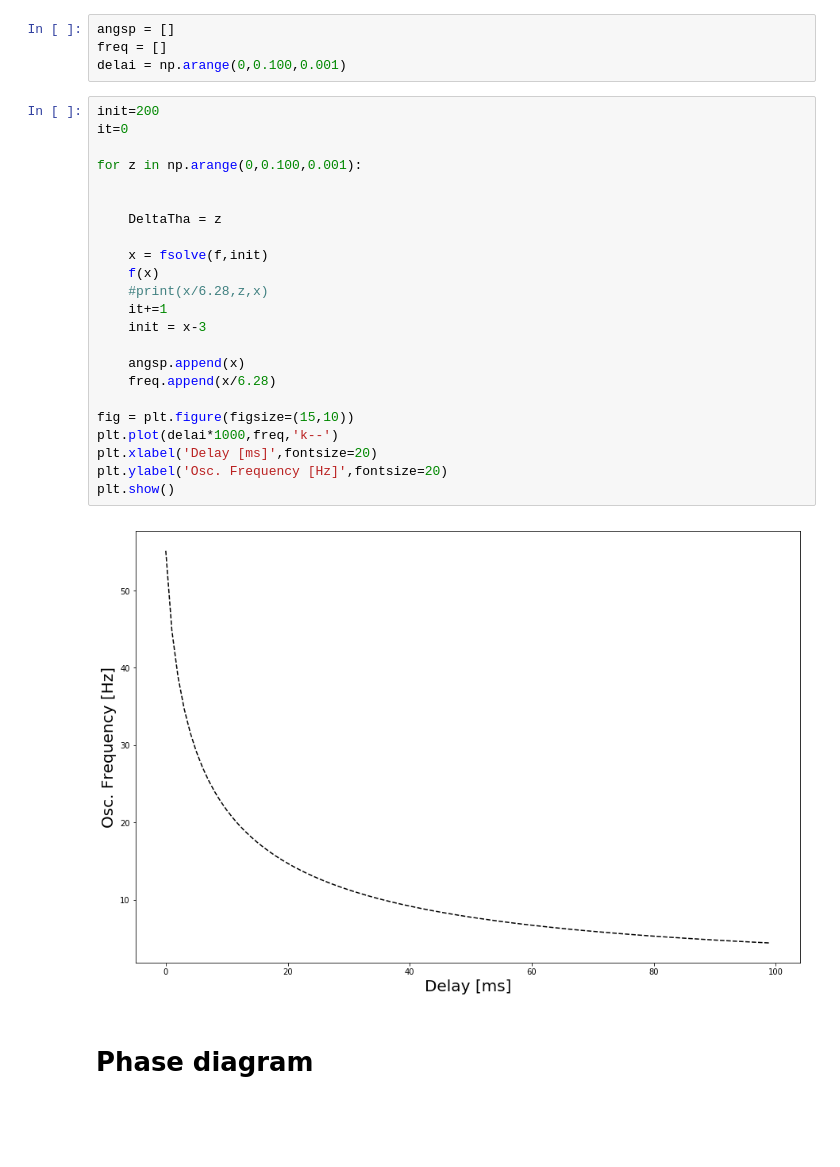
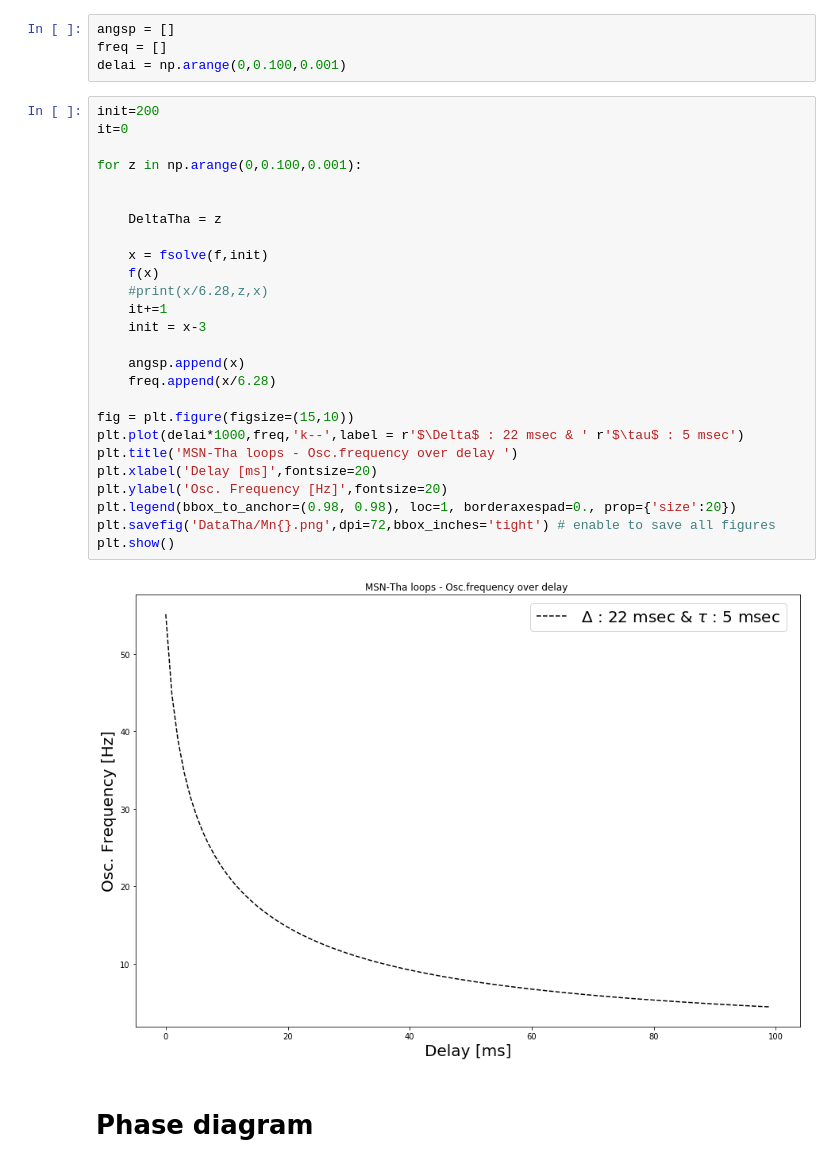
Before and after one commit to YacineOb/BasalGangliaModel2017, a Jupyter notebook: MsnTha_Diagram_resolution.ipynb, the cells around one changed output. Saved outputs shown, nothing was run; the diff lists cells and outputs as text; blank space fills up the shorter version.

```diff
--- a/MsnTha_Diagram_resolution.ipynb
+++ b/MsnTha_Diagram_resolution.ipynb
@@ -34,28 +34,31 @@ delai = np.arange(0,0.100,0.001)
 # %%
 init=200
 it=0
 
 for z in np.arange(0,0.100,0.001):
 
 
     DeltaTha = z
 
     x = fsolve(f,init)
     f(x)
     #print(x/6.28,z,x)
     it+=1
     init = x-3
 
     angsp.append(x)
     freq.append(x/6.28)
 
 fig = plt.figure(figsize=(15,10))
-plt.plot(delai*1000,freq,'k--')
+plt.plot(delai*1000,freq,'k--',label = r'$\Delta$ : 22 msec & ' r'$\tau$ : 5 msec')
+plt.title('MSN-Tha loops - Osc.frequency over delay ')
 plt.xlabel('Delay [ms]',fontsize=20)
 plt.ylabel('Osc. Frequency [Hz]',fontsize=20)
+plt.legend(bbox_to_anchor=(0.98, 0.98), loc=1, borderaxespad=0., prop={'size':20})
+plt.savefig('DataTha/Mn{}.png',dpi=72,bbox_inches='tight') # enable to save all figures
 plt.show()
 # %% [output]
-[figure, old version]
+[figure, new version]
 # %% [markdown]
 # Phase diagram
 # %%
```
Also changed, not shown: parts of 8 cells of this notebook, 5 other files.
